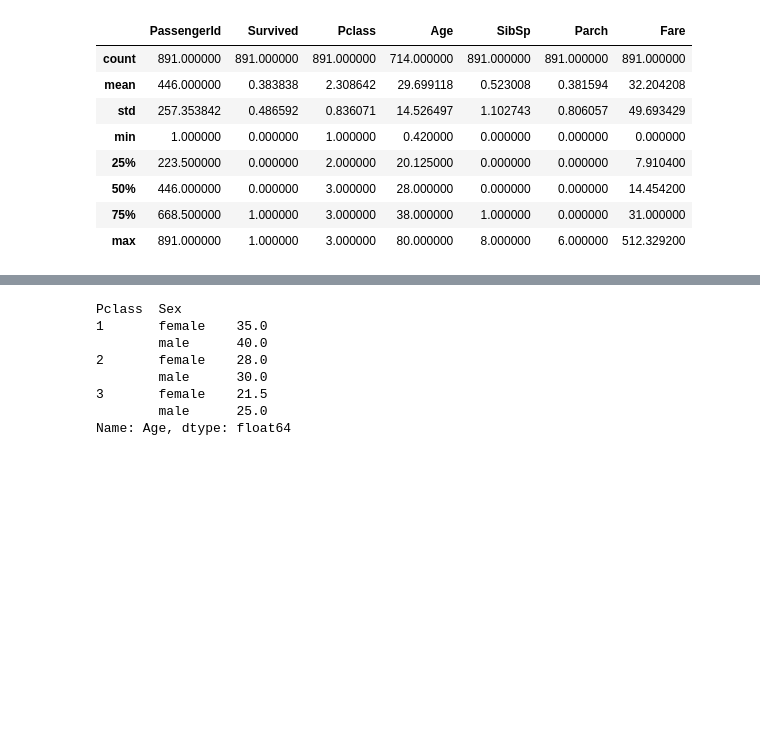
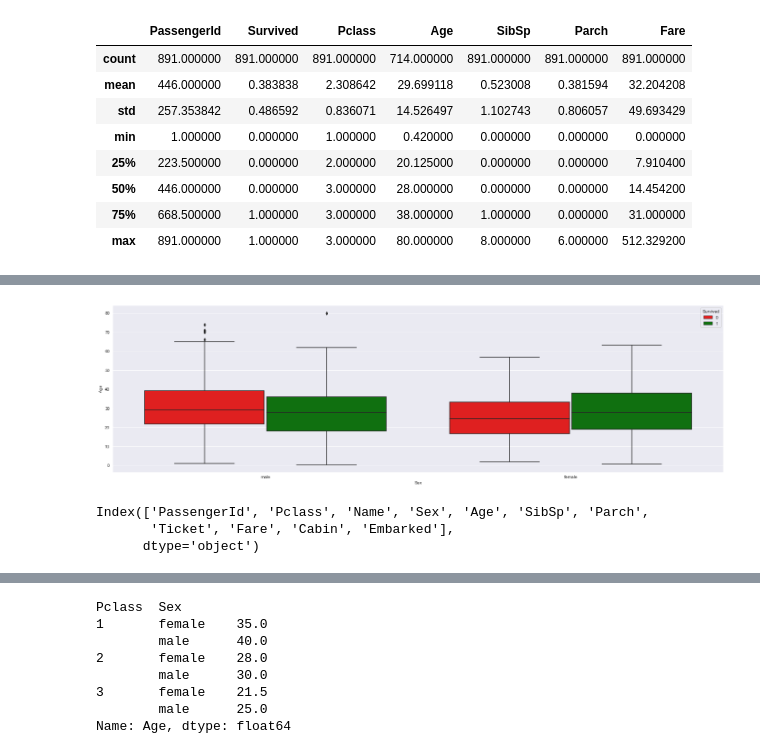
Before and after one commit to Lalit-Yadav-E1483/ML-Practice, a Jupyter notebook: Titanic/solution.ipynb, the cells around one changed output, grey strips where cells are left out. Cells and saved outputs as stored; diff of their text form; code cells hidden in the pictures; blank space fills up the shorter version.

```diff
--- a/Titanic/solution.ipynb
+++ b/Titanic/solution.ipynb
@@ -82,3 +79,14 @@ ValueError: Must pass 2-d input
+# %%
+fig = plt.figure(figsize=(25, 7))
+sns.boxplot(x='Sex', y='Age', hue='Survived', data=df_train, palette={0: "r", 1: "g"});
+# %% [output]
+[figure, added]
+# %%
+df.columns
+# %% [output]
+Index(['PassengerId', 'Pclass', 'Name', 'Sex', 'Age', 'SibSp', 'Parch',
+       'Ticket', 'Fare', 'Cabin', 'Embarked'],
+      dtype='object')
 # %%
 X_train = df_train.drop('Survived', axis=1)
 y_train = df_train.Survived
```
Also changed, not shown: parts of 12 cells of this notebook, 2 other files.
